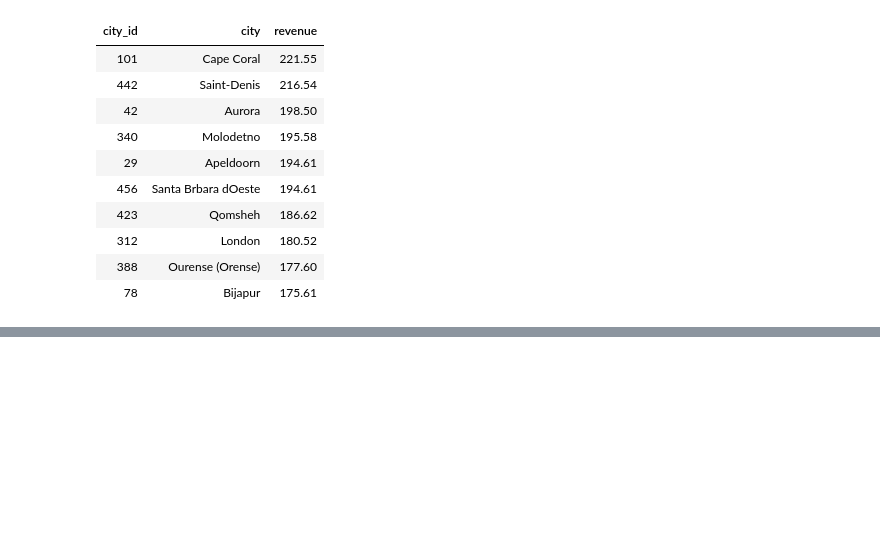
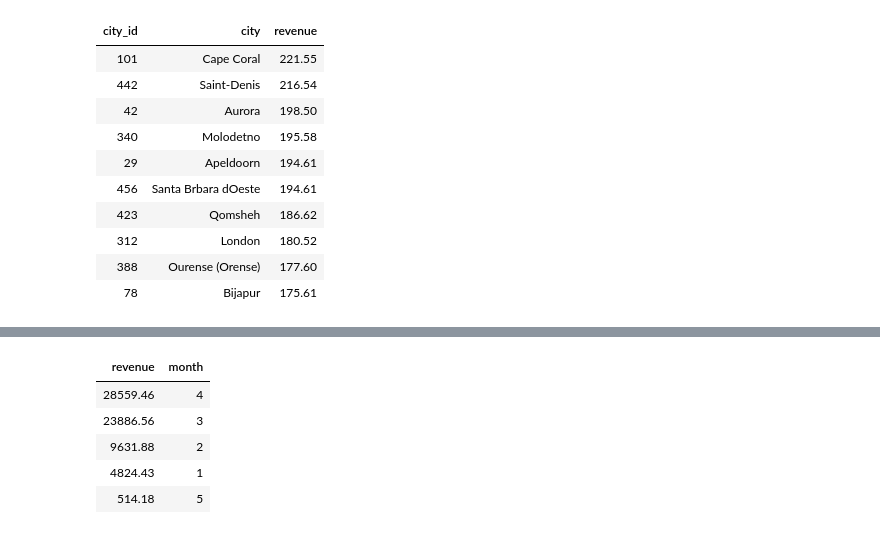
Before and after one commit to eslamdyab21/Knowledge-Hub, a Jupyter notebook: Courses/Udacity-DWH/3NF-2-Star/notebook.ipynb, the cells around one changed output, grey strips where cells are left out. Cells and saved outputs as stored; diff of their text form; code cells hidden in the pictures; blank space fills up the shorter version.

```diff
--- a/Courses/Udacity-DWH/3NF-2-Star/notebook.ipynb
+++ b/Courses/Udacity-DWH/3NF-2-Star/notebook.ipynb
@@ -401,0 +441,15 @@ select_query(query)
+# %%
+query = ("""
+    select sum(amount) as revenue, EXTRACT(month from payment_date) as month
+    from payment
+    group by month
+    order by revenue desc;
+""")
+select_query(query)
+# %% [output]
+| revenue | month |
+| 28559.46 | 4 |
+| 23886.56 | 3 |
+| 9631.88 | 2 |
+| 4824.43 | 1 |
+| 514.18 | 5 |
```
Also changed, not shown: parts of 9 cells of this notebook.
